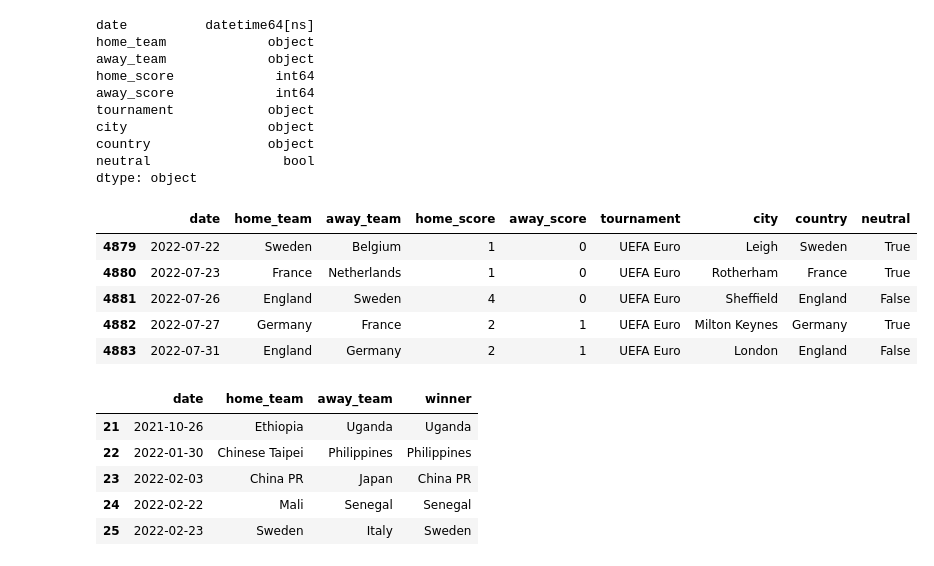
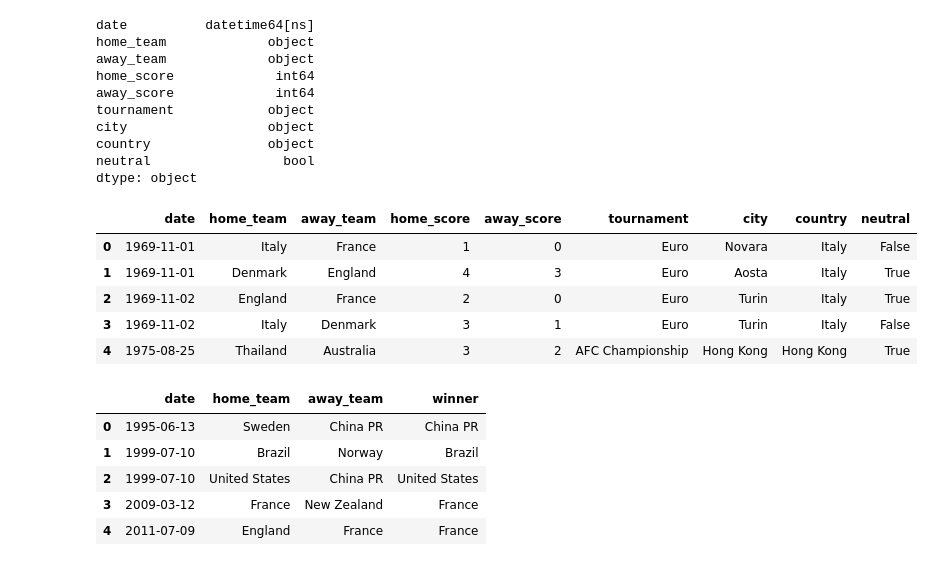
Before and after one commit to bclarke-eng/jupyter-notebook, a Jupyter notebook: 2023 FIFA Women's World Cup Predictor.ipynb, the cells around one changed output. Drawn from its saved outputs; the diff is of its cells as text; code cells hidden in the pictures.

```diff
--- a/2023 FIFA Women's World Cup Predictor.ipynb
+++ b/2023 FIFA Women's World Cup Predictor.ipynb
@@ -51,15 +56,15 @@ country               object
 neutral                 bool
 dtype: object
 # %%
-#Sort values by date and display the most recent 5 games in the notebook
-game_data.sort_values("date").tail()
+#Sort values by date and display the oldest 5 games in the notebook
+game_data.sort_values("date").head()
 # %% [output]
 |  | date | home_team | away_team | home_score | away_score | tournament | city | country | neutral |
-| 4879 | 2022-07-22 | Sweden | Belgium | 1 | 0 | UEFA Euro | Leigh | Sweden | True |
-| 4880 | 2022-07-23 | France | Netherlands | 1 | 0 | UEFA Euro | Rotherham | France | True |
-| 4881 | 2022-07-26 | England | Sweden | 4 | 0 | UEFA Euro | Sheffield | England | False |
-| 4882 | 2022-07-27 | Germany | France | 2 | 1 | UEFA Euro | Milton Keynes | Germany | True |
-| 4883 | 2022-07-31 | England | Germany | 2 | 1 | UEFA Euro | London | England | False |
+| 0 | 1969-11-01 | Italy | France | 1 | 0 | Euro | Novara | Italy | False |
+| 1 | 1969-11-01 | Denmark | England | 4 | 3 | Euro | Aosta | Italy | True |
+| 2 | 1969-11-02 | England | France | 2 | 0 | Euro | Turin | Italy | True |
+| 3 | 1969-11-02 | Italy | Denmark | 3 | 1 | Euro | Turin | Italy | False |
+| 4 | 1975-08-25 | Thailand | Australia | 3 | 2 | AFC Championship | Hong Kong | Hong Kong | True |
 # %%
 # Do the same for the shootouts data
 # Import
@@ -69,12 +74,12 @@ shootout_data.isna().sum()
 # Change date type
 shootout_data["date"] = pd.to_datetime(shootout_data["date"])
 shootout_data.dtypes
-#Sort values by date and display the most recent 5 games in the notebook
-shootout_data.sort_values("date").tail()
+#Sort values by date and display the most oldest 5 games in the notebook
+shootout_data.sort_values("date").head()
 # %% [output]
 |  | date | home_team | away_team | winner |
-| 21 | 2021-10-26 | Ethiopia | Uganda | Uganda |
-| 22 | 2022-01-30 | Chinese Taipei | Philippines | Philippines |
-| 23 | 2022-02-03 | China PR | Japan | China PR |
-| 24 | 2022-02-22 | Mali | Senegal | Senegal |
-| 25 | 2022-02-23 | Sweden | Italy | Sweden |
+| 0 | 1995-06-13 | Sweden | China PR | China PR |
+| 1 | 1999-07-10 | Brazil | Norway | Brazil |
+| 2 | 1999-07-10 | United States | China PR | United States |
+| 3 | 2009-03-12 | France | New Zealand | France |
+| 4 | 2011-07-09 | England | France | France |
```
Also changed, not shown: parts of 9 cells of this notebook.
